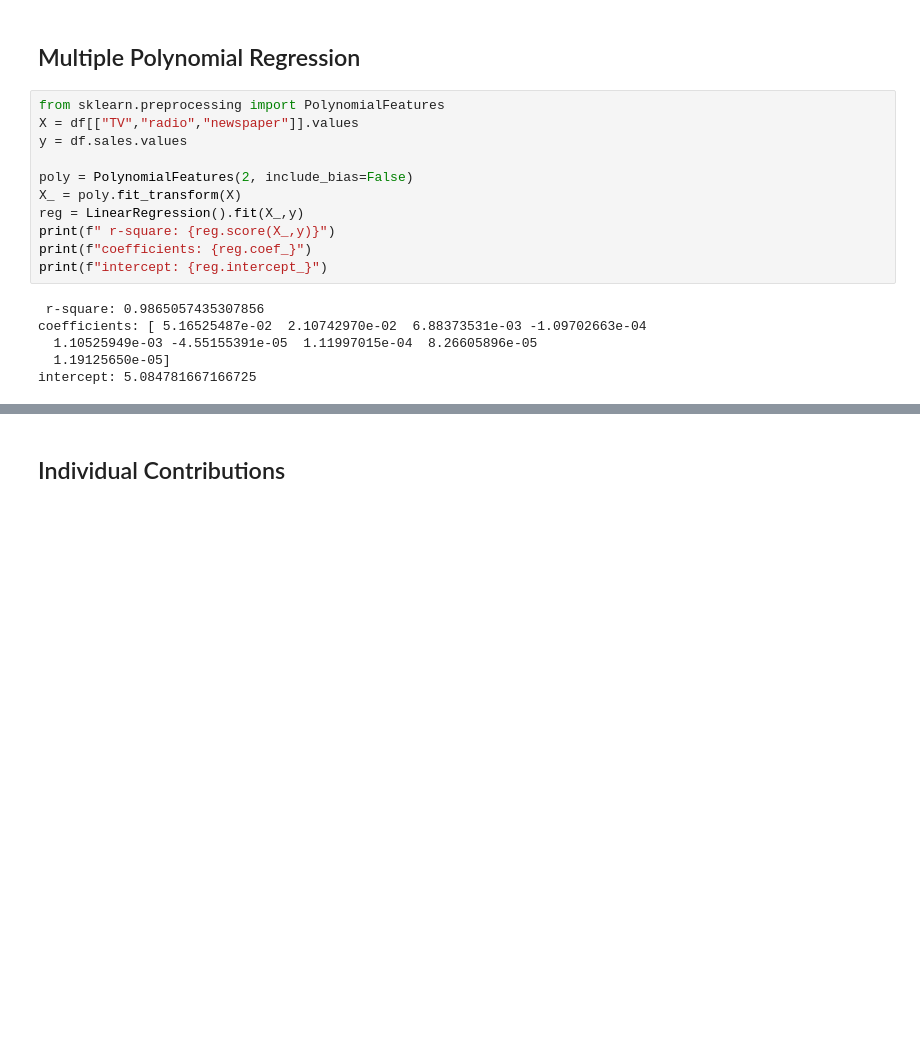
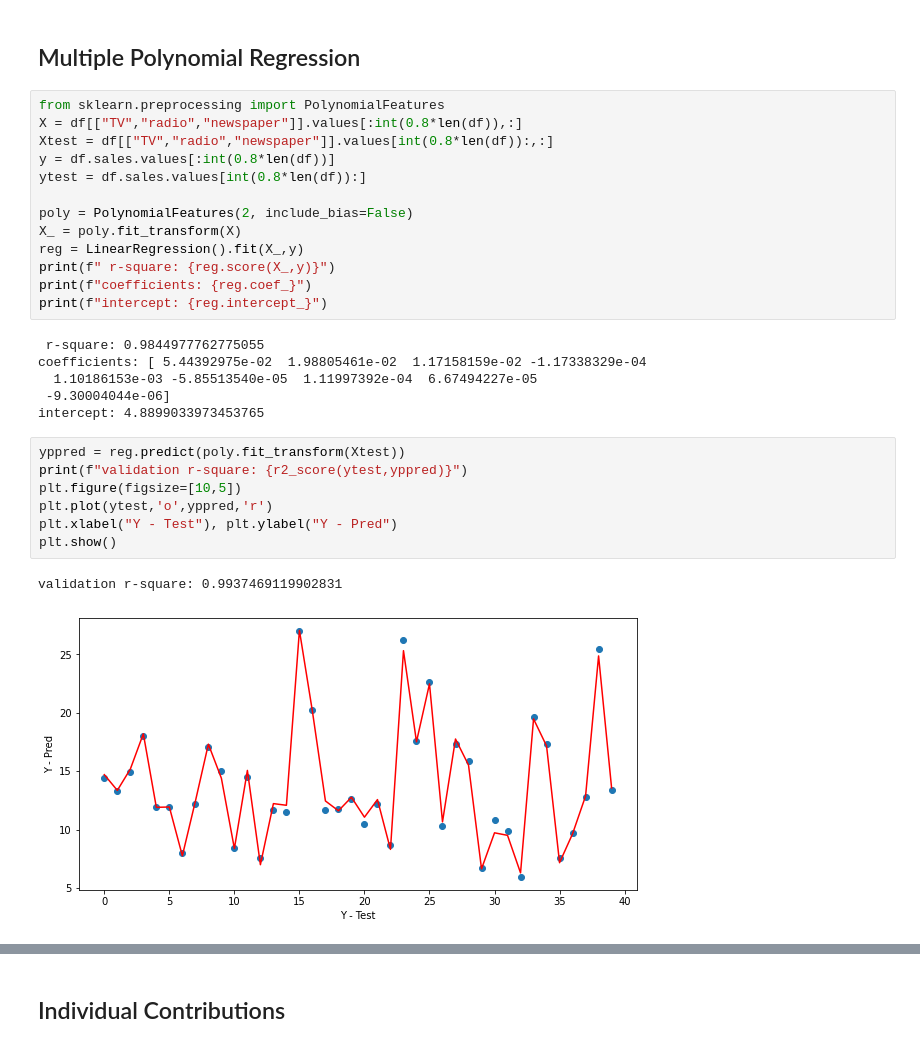
Before and after one commit to adunoluwa1/Data-Science, a Jupyter notebook: Advertising.ipynb, the cells around one changed output, grey strips where cells are left out. Drawn from its saved outputs; the diff is of its cells as text; blank space fills up the shorter version.

```diff
--- a/Advertising.ipynb
+++ b/Advertising.ipynb
@@ -69,8 +83,10 @@ intercept: 2.938889369459412
 ## Multiple Polynomial Regression
 # %%
 from sklearn.preprocessing import PolynomialFeatures
-X = df[["TV","radio","newspaper"]].values
-y = df.sales.values
+X = df[["TV","radio","newspaper"]].values[:int(0.8*len(df)),:]
+Xtest = df[["TV","radio","newspaper"]].values[int(0.8*len(df)):,:]
+y = df.sales.values[:int(0.8*len(df))]
+ytest = df.sales.values[int(0.8*len(df)):]
 
 poly = PolynomialFeatures(2, include_bias=False)
 X_ = poly.fit_transform(X)
@@ -79,8 +95,18 @@ print(f" r-square: {reg.score(X_,y)}")
 print(f"coefficients: {reg.coef_}")
 print(f"intercept: {reg.intercept_}")
 # %% [output]
- r-square: 0.9865057435307856
-coefficients: [ 5.16525487e-02  2.10742970e-02  6.88373531e-03 -1.09702663e-04
-  1.10525949e-03 -4.55155391e-05  1.11997015e-04  8.26605896e-05
-  1.19125650e-05]
-intercept: 5.084781667166725
+ r-square: 0.9844977762775055
+coefficients: [ 5.44392975e-02  1.98805461e-02  1.17158159e-02 -1.17338329e-04
+  1.10186153e-03 -5.85513540e-05  1.11997392e-04  6.67494227e-05
+ -9.30004044e-06]
+intercept: 4.8899033973453765
+# %%
+yppred = reg.predict(poly.fit_transform(Xtest))
+print(f"validation r-square: {r2_score(ytest,yppred)}")
+plt.figure(figsize=[10,5])
+plt.plot(ytest,'o',yppred,'r')
+plt.xlabel("Y - Test"), plt.ylabel("Y - Pred")
+plt.show()
+# %% [output]
+validation r-square: 0.9937469119902831
+[figure, added]
```
Also changed, not shown: parts of 5 cells of this notebook, 1 other file.
